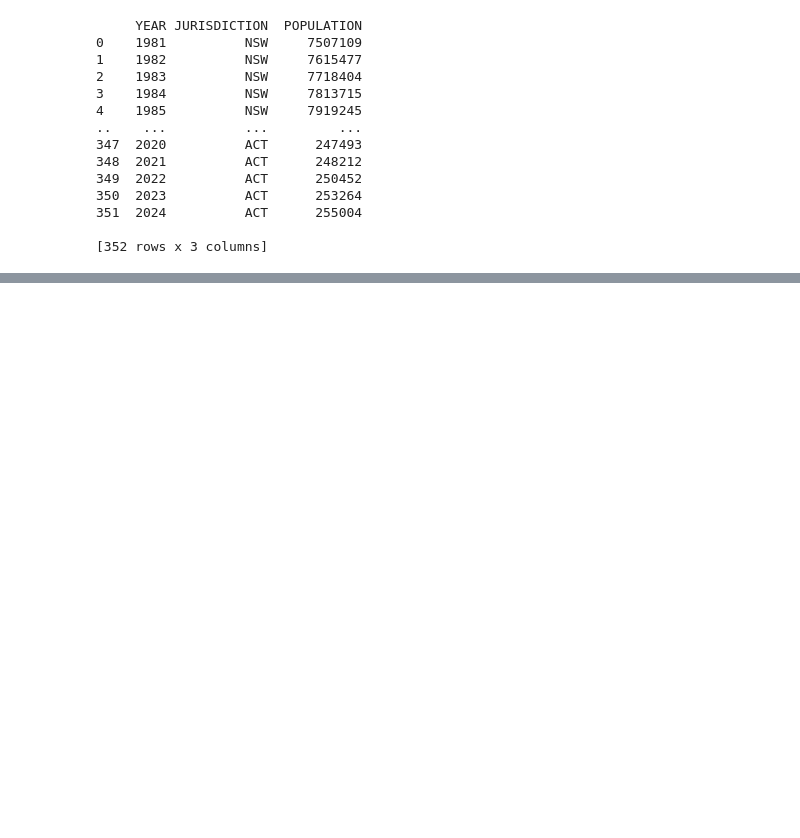
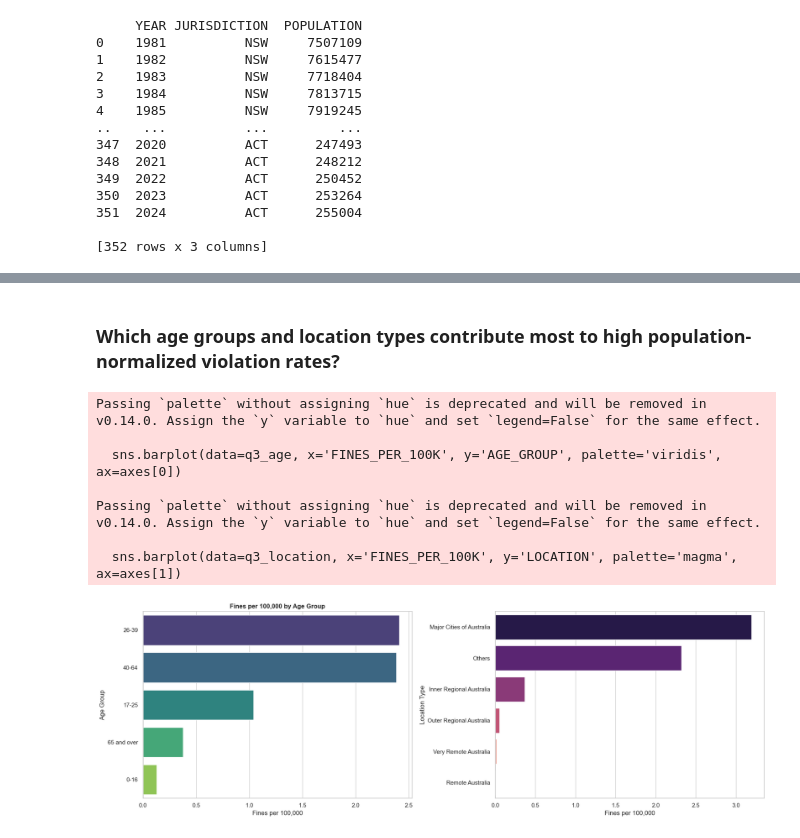
Before and after one commit to Dong2k5/Mobile_Phone_Offences_Project, a Jupyter notebook: Project/cos30045.ipynb, the cells around one changed output, grey strips where cells are left out. Saved outputs shown, nothing was run; the diff lists cells and outputs as text; code cells hidden in the pictures; blank space fills up the shorter version.

```diff
--- a/Project/cos30045.ipynb
+++ b/Project/cos30045.ipynb
@@ -395,0 +502,49 @@ Final size after Merge: (2176, 13)
+# %% [markdown]
+### Which age groups and location types contribute most to high population-normalized violation rates?
+# %%
+#location rates per 100k
+analysis_base = df_final.copy()
+analysis_base['YEAR'] = analysis_base['YEAR'].astype(int)
+analysis_base['JURISDICTION'] = analysis_base['JURISDICTION'].astype(str).str.strip().str.upper()
+
+pop_lookup = df_pop_clean.copy()
+pop_lookup['YEAR'] = pop_lookup['YEAR'].astype(int)
+pop_lookup['JURISDICTION'] = pop_lookup['JURISDICTION'].astype(str).str.strip().str.upper()
+
+analysis_base = analysis_base.merge(
+    pop_lookup[['YEAR', 'JURISDICTION', 'POPULATION']],
+    on=['YEAR', 'JURISDICTION'],
+    how='inner'
+)
+
+# Location rate
+q3_location = analysis_base.groupby('LOCATION', as_index=False).agg(
+    FINES=('FINES', 'sum'),
+    POPULATION=('POPULATION', 'sum')
+)
+q3_location['FINES_PER_100K'] = q3_location['FINES'] / q3_location['POPULATION'] * 100000
+q3_location = q3_location.sort_values('FINES_PER_100K', ascending=False).head(10)
+
+fig, axes = plt.subplots(1, 2, figsize=(18, 6))
+
+sns.barplot(data=q3_age, x='FINES_PER_100K', y='AGE_GROUP', palette='viridis', ax=axes[0])
+axes[0].set_title('Fines per 100,000 by Age Group', fontsize=12, fontweight='bold')
+axes[0].set_xlabel('Fines per 100,000')
+axes[0].set_ylabel('Age Group')
+
+sns.barplot(data=q3_location, x='FINES_PER_100K', y='LOCATION', palette='magma', ax=axes[1])
+
+axes[1].set_xlabel('Fines per 100,000')
+axes[1].set_ylabel('Location Type')
+
+plt.tight_layout()
+plt.show()
+# %% [output]
+Passing `palette` without assigning `hue` is deprecated and will be removed in v0.14.0. Assign the `y` variable to `hue` and set `legend=False` for the same effect.
+
+  sns.barplot(data=q3_age, x='FINES_PER_100K', y='AGE_GROUP', palette='viridis', ax=axes[0])
+
+Passing `palette` without assigning `hue` is deprecated and will be removed in v0.14.0. Assign the `y` variable to `hue` and set `legend=False` for the same effect.
+
+  sns.barplot(data=q3_location, x='FINES_PER_100K', y='LOCATION', palette='magma', ax=axes[1])
+[figure, added]
```
Also changed, not shown: parts of 10 cells of this notebook.
